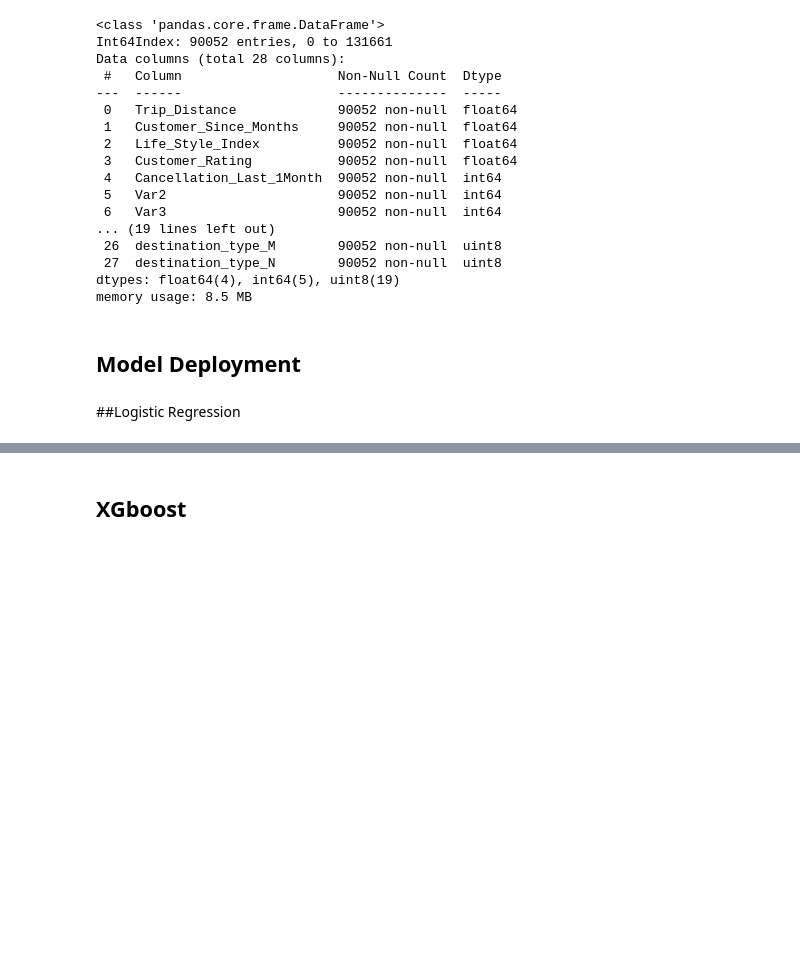
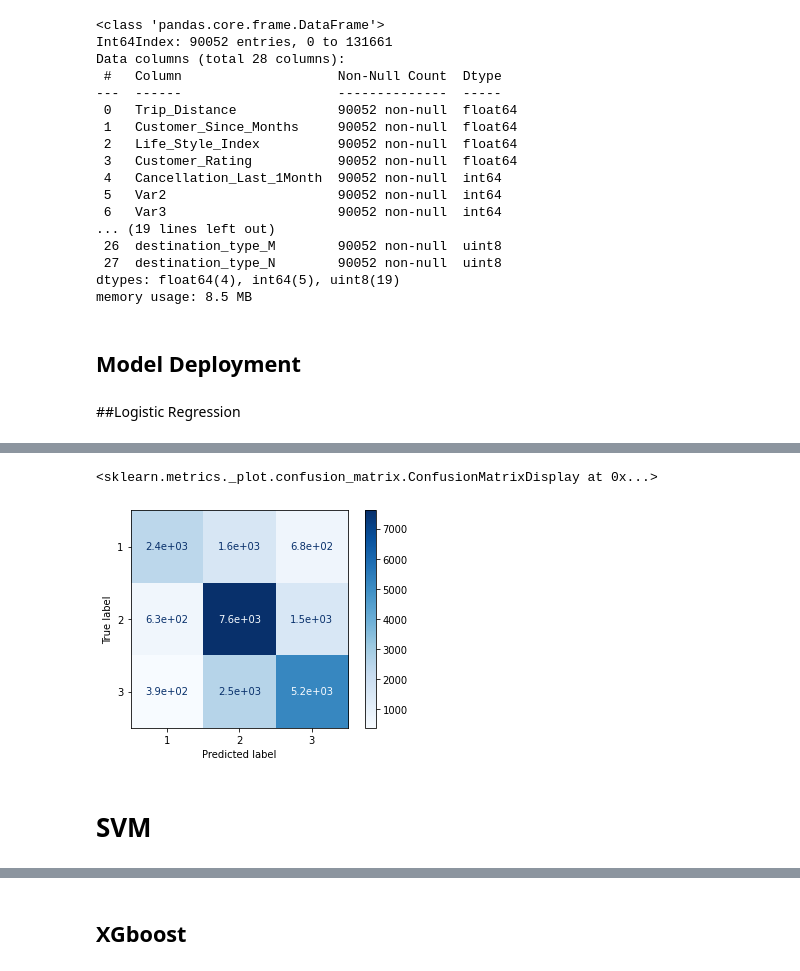
Before and after one commit to sksuman97/TAXI-MOBILITY-SURGE-PRICE-PREDICTION, a Jupyter notebook: ML_Projects_I_TAXI_MOBILITY_SURGE_PRICE_PREDICTION_.ipynb, the cells around one changed output, grey strips where cells are left out. Drawn from its saved outputs; the diff is of its cells as text; code cells hidden in the pictures; blank space fills up the shorter version.

```diff
--- a/ML_Projects_I_TAXI_MOBILITY_SURGE_PRICE_PREDICTION_.ipynb
+++ b/ML_Projects_I_TAXI_MOBILITY_SURGE_PRICE_PREDICTION_.ipynb
@@ -481,9 +465,21 @@ X_train,X_test,y_train,y_test=train_test_split(X,y,random_state=0)
+# %%
+# data normalization with sklearn
+from sklearn.preprocessing import MinMaxScaler
+
+# fit scaler on training data
+norm = MinMaxScaler().fit(X_train)
+
+# transform training data
+X_train_norm = norm.transform(X_train)
+
+# transform testing data
+X_test_norm = norm.transform(X_test)
 # %%
 from sklearn.linear_model import LogisticRegression as LR
 # %%
-lr_model=LR(solver='sag',multi_class='ovr')
+lr_model=LR(solver='sag',multi_class='multinomial')
 # %%
-lr_model.fit(X_train,y_train)
+lr_model.fit(X_train_norm,y_train)
 # %% [output]
 LogisticRegression(C=1.0, class_weight=None, dual=False, fit_intercept=True,
                    intercept_scaling=1, l1_ratio=None, max_iter=100,
@@ -504,0 +523,3 @@ Accuracy: 71.95%
+# %%
+classifier = GaussianNB()
+classifier.fit(X_train_norm, y_train)
@@ -504,0 +548,9 @@ Accuracy: 71.95%
+# %%
+plot_confusion_matrix(classifier, X_test_norm, y_test, display_labels=['1',
+ '2',
+ '3'], cmap=plt.cm.Blues)
+# %% [output]
+<sklearn.metrics._plot.confusion_matrix.ConfusionMatrixDisplay at 0x...>
+[figure, added]
+# %% [markdown]
+# SVM
```
Also changed, not shown: parts of 77 cells of this notebook.
